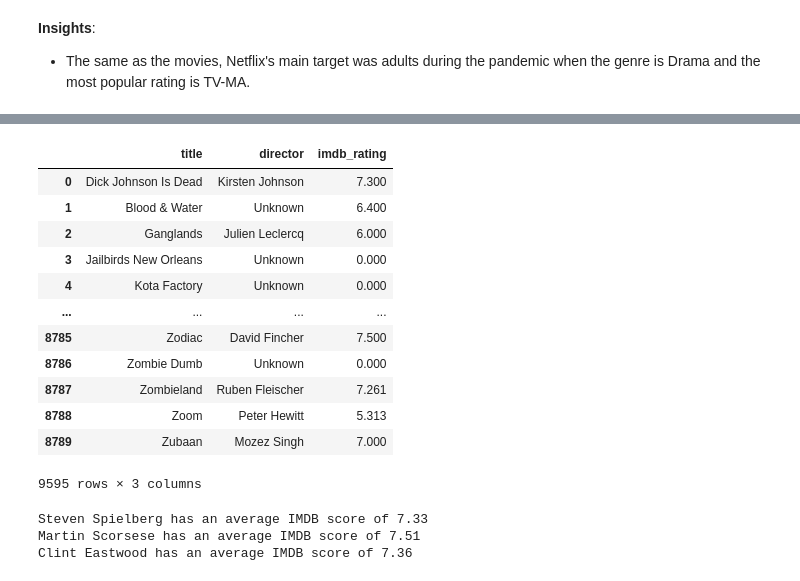
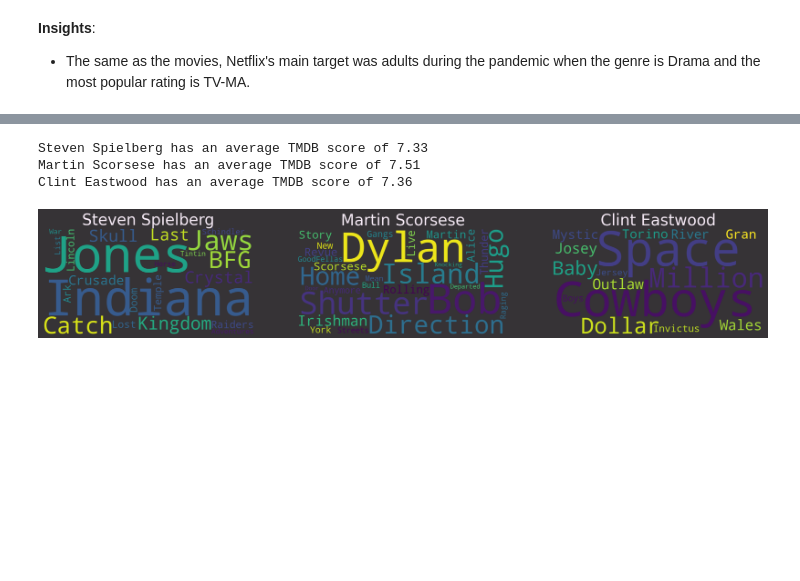
Before and after one commit to quocthanh18/LTKHDL, a Jupyter notebook: notebooks/3.0-EDA.ipynb, the cells around one changed output, grey strips where cells are left out. Cells and saved outputs as stored; diff of their text form; code cells hidden in the pictures; blank space fills up the shorter version.

Commit message:
rephrase question 2, add wordcloud

```diff
--- a/notebooks/3.0-EDA.ipynb
+++ b/notebooks/3.0-EDA.ipynb
@@ -263,33 +263,31 @@ director_genre_df = temp_df.groupby('director')['listed_in'].nunique().sort_valu
 # %%
 diverse_directors = list(set(director_actor_df[1:11].index) & set(director_genre_df[1:11].index))
 # %%
-imdb_rating = pd.read_csv('../data/processed/tmdb.csv', index_col=0)
-imdb_rating.columns = ['title', 'imdb_rating']
+tmdb_rating = pd.read_csv('../data/processed/tmdb.csv', index_col=0)
+tmdb_rating.columns = ['title', 'tmdb_rating']
 # %%
 temp_df = df[['title', 'director']]
-temp_df = temp_df.merge(imdb_rating, on='title')
+temp_df = temp_df.merge(tmdb_rating, on='title')
 temp_df = temp_df.explode('director')
-temp_df
-# %% [output]
-|  | title | director | imdb_rating |
-| 0 | Dick Johnson Is Dead | Kirsten Johnson | 7.300 |
-| 1 | Blood & Water | Unknown | 6.400 |
-| 2 | Ganglands | Julien Leclercq | 6.000 |
-| 3 | Jailbirds New Orleans | Unknown | 0.000 |
-| 4 | Kota Factory | Unknown | 0.000 |
-| ... | ... | ... | ... |
-| 8785 | Zodiac | David Fincher | 7.500 |
-| 8786 | Zombie Dumb | Unknown | 0.000 |
-| 8787 | Zombieland | Ruben Fleischer | 7.261 |
-| 8788 | Zoom | Peter Hewitt | 5.313 |
-| 8789 | Zubaan | Mozez Singh | 7.000 |
-9595 rows × 3 columns
 # %%
 for director in diverse_directors:
     temp_df_ = temp_df[temp_df['director'] == director]
-    average_IMDB_score = temp_df_['imdb_rating'].mean()
-    print(f'{director} has an average IMDB score of {average_IMDB_score:.2f}')
+    average_IMDB_score = temp_df_['tmdb_rating'].mean()
+    print(f'{director} has an average TMDB score of {average_IMDB_score:.2f}')
 # %% [output]
-Steven Spielberg has an average IMDB score of 7.33
-Martin Scorsese has an average IMDB score of 7.51
-Clint Eastwood has an average IMDB score of 7.36
+Steven Spielberg has an average TMDB score of 7.33
+Martin Scorsese has an average TMDB score of 7.51
+Clint Eastwood has an average TMDB score of 7.36
+# %%
+import wordcloud
+fig, ax = plt.subplots(figsize=(25, 10), facecolor="#363336", nrows = 1, ncols = 3)
+
+for idx, director in enumerate(diverse_directors):
+    temp_df_ = temp_df[temp_df['director'] == director]
+    wordcloud_ = wordcloud.WordCloud(background_color='#363336', width=800, height=400).generate(' '.join(temp_df_['title']))
+    ax[idx].imshow(wordcloud_, interpolation='bilinear')
+    ax[idx].set_title(director, fontsize=30, color='#F5E9F5')
+    ax[idx].axis('off')
+plt.show()
+# %% [output]
+[figure, added]
```
Also changed, not shown: parts of 2 cells of this notebook.
